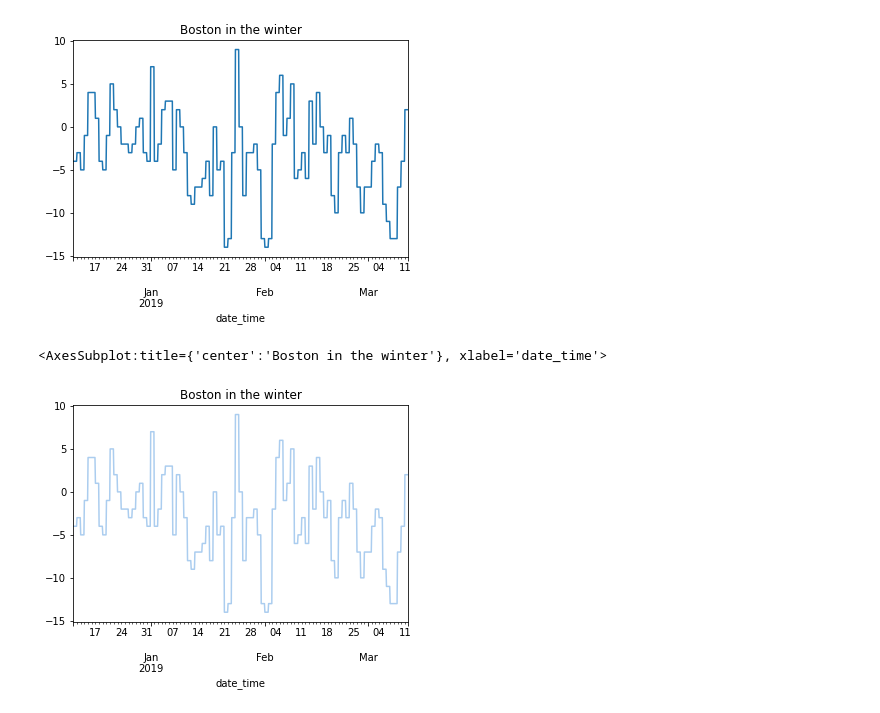
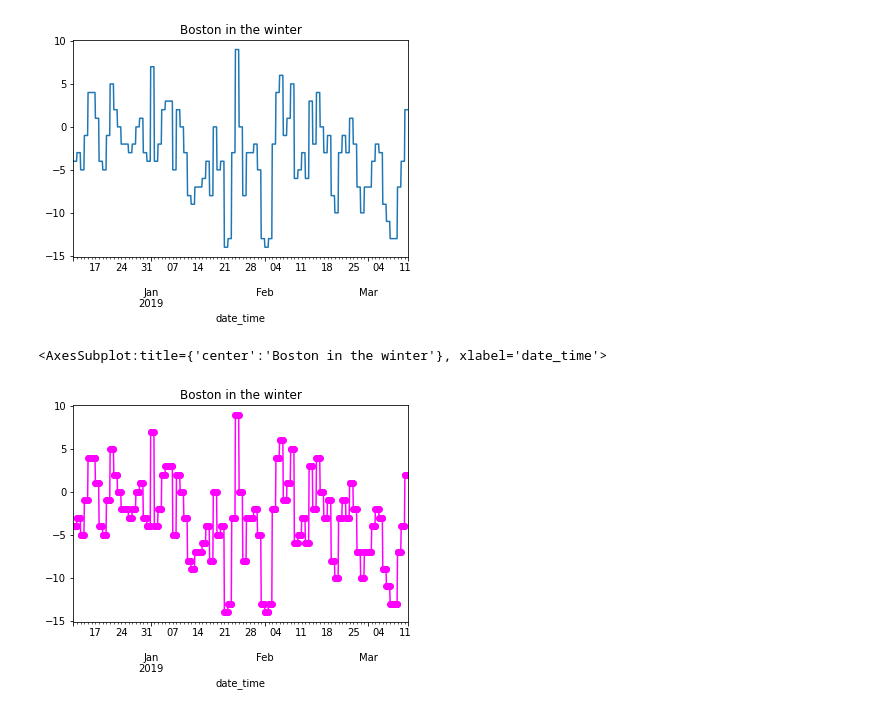
Before and after one commit to reuven/oreilly-2022-07July-analytics, a Jupyter notebook: 2022-08Aug-30.ipynb, the cells around one changed output. Saved outputs shown, nothing was run; the diff lists cells and outputs as text; code cells hidden in the pictures.

```diff
--- a/2022-08Aug-30.ipynb
+++ b/2022-08Aug-30.ipynb
@@ -170,7 +170,8 @@ df['boston,ma_mintempC'].plot.line(title='Boston in the winter')
 [figure]
 # %%
 df['boston,ma_mintempC'].plot.line(title='Boston in the winter',
-                                  color='#abcdef')
+                                  color='#ff00ff',   # full red, 0 green, full blue == full purple
+                                  style='-o')        # use lines (-), and mark data with circles (o)
 # %% [output]
 <AxesSubplot:title={'center':'Boston in the winter'}, xlabel='date_time'>
-[figure, old version]
+[figure, new version]
```
